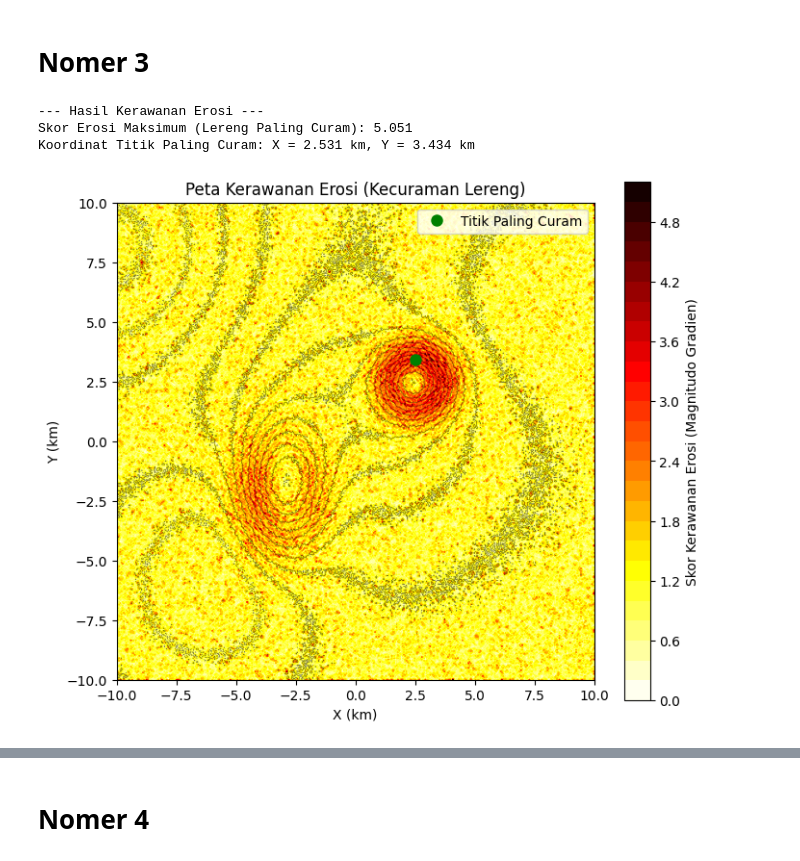
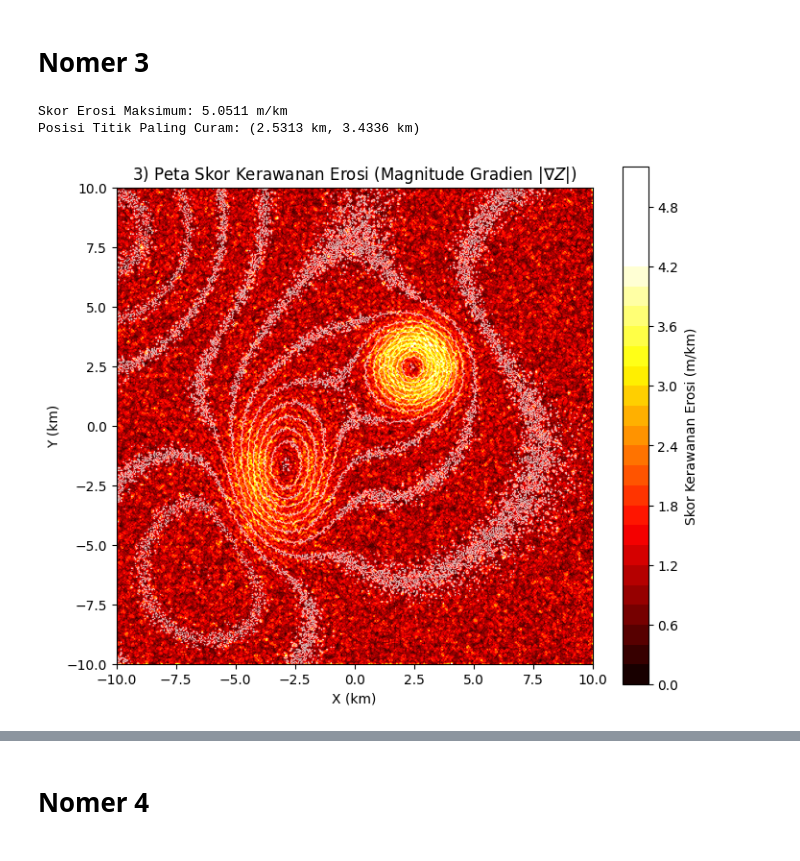
Before and after one commit to Qozuu/analisis-numerik, a Jupyter notebook: TP_ETS.ipynb, the cells around one changed output, grey strips where cells are left out. Drawn from its saved outputs; the diff is of its cells as text; code cells hidden in the pictures.

```diff
--- a/TP_ETS.ipynb
+++ b/TP_ETS.ipynb
@@ -369,57 +217,40 @@ Secara keseluruhan, simulasi ini berhasil memetakan sistem drainase hidrologis a
 # %% [markdown]
 # **Nomer 3**
-# %%
-import numpy as np
-import matplotlib.pyplot as plt
-
-# Asumsi semua variabel (Z, X, Y, x, y, nx, ny) sudah didefinisikan dari prompt awal.
-
-# --- 1. Hitung Jarak Grid ---
-# dx dan dy adalah jarak antar titik pada grid
-dx = x[1] - x[0]  # Jarak di sumbu X
-dy = y[1] - y[0]  # Jarak di sumbu Y
-
-# --- 2. Hitung Turunan Parsial menggunakan np.gradient() ---
-# np.gradient mengembalikan [dZ/dY, dZ/dX] berdasarkan dimensi
-dZy, dZx = np.gradient(Z, dy, dx)
-
-# dZx: Turunan Z terhadap X (perubahan elevasi per jarak X)
-# dZy: Turunan Z terhadap Y (perubahan elevasi per jarak Y)
-
-# --- 3. Hitung Magnitudo Gradien (Skor Kerawanan Erosi) ---
-# Skor Erosi = sqrt((dZ/dX)^2 + (dZ/dY)^2)
-Erosion_Score = np.sqrt(dZx**2 + dZy**2)
-
-# Temukan nilai maksimum gradien (titik paling curam)
-max_erosion_score = np.max(Erosion_Score)
-max_score_indices = np.unravel_index(np.argmax(Erosion_Score), Z.shape)
-max_y_idx, max_x_idx = max_score_indices
-max_X_coord = x[max_x_idx]
-max_Y_coord = y[max_y_idx]
-
-print("--- Hasil Kerawanan Erosi ---")
-print(f"Skor Erosi Maksimum (Lereng Paling Curam): {max_erosion_score:.3f}")
-print(f"Koordinat Titik Paling Curam: X = {max_X_coord:.3f} km, Y = {max_Y_coord:.3f} km")
-# %% [output]
---- Hasil Kerawanan Erosi ---
-Skor Erosi Maksimum (Lereng Paling Curam): 5.051
-Koordinat Titik Paling Curam: X = 2.531 km, Y = 3.434 km
 # %%
-# --- Visualisasi Hasil ---
+# 1. Perhitungan Gradien dan Skor Erosi
+dZ_dy, dZ_dx = np.gradient(Z, dy, dx)
+Erosion_Score = np.sqrt(dZ_dx**2 + dZ_dy**2) # Magnitude Gradien
+
+# 2. Cari Titik Paling Curam
+max_score = np.max(Erosion_Score)
+max_index = np.unravel_index(np.argmax(Erosion_Score), Erosion_Score.shape)
+max_Y_idx, max_X_idx = max_index
+max_X_coord = X[max_Y_idx, max_X_idx]
+max_Y_coord = Y[max_Y_idx, max_X_idx]
+
+print(f"Skor Erosi Maksimum: {max_score:.4f} m/km")
+print(f"Posisi Titik Paling Curam: ({max_X_coord:.4f} km, {max_Y_coord:.4f} km)")
+
+
+# --- Visualisasi Peta Skor Erosi ---
 fig, ax = plt.subplots(figsize=(8, 7))
-levels = 30 # Lebih banyak level untuk detail kecuraman
-cf = ax.contourf(X, Y, Erosion_Score, levels=levels, cmap='hot_r') # cmap 'hot_r': panas = curam
-cs = ax.contour(X, Y, Z, levels=15, linewidths=0.5, colors='k', alpha=0.5) # Kontur elevasi asli
+levels = 30
+vmax_plot = max_score * 0.85 # Cutoff untuk kontras yang lebih baik pada risiko tinggi
 
-# Tandai titik paling curam (kerawanan tertinggi)
-ax.plot(max_X_coord, max_Y_coord, 'go', markersize=8, label='Titik Paling Curam')
+# cf: Peta warna 'hot' (merah/kuning = risiko tinggi)
+cf = ax.contourf(X, Y, Erosion_Score, levels=levels, cmap='hot', vmax=vmax_plot)
+# cs: Overlay kontur elevasi asli (putih agar terlihat)
+cs = ax.contour(X, Y, Z, levels=15, linewidths=0.7, colors='w', alpha=0.7)
 
-ax.set_title("Peta Kerawanan Erosi (Kecuraman Lereng)")
+# Titik Paling Curam tidak ditampilkan (sesuai permintaan visualisasi bersih)
+
+ax.set_title("3) Peta Skor Kerawanan Erosi (Magnitude Gradien $|\\nabla Z|$)")
 ax.set_xlabel("X (km)")
 ax.set_ylabel("Y (km)")
 ax.set_aspect('equal', adjustable='box')
-cbar = plt.colorbar(cf, ax=ax, label="Skor Kerawanan Erosi (Magnitudo Gradien)")
-plt.legend()
+plt.colorbar(cf, ax=ax, label="Skor Kerawanan Erosi (m/km)")
 plt.show()
 # %% [output]
+Skor Erosi Maksimum: 5.0511 m/km
+Posisi Titik Paling Curam: (2.5313 km, 3.4336 km)
-[figure, old version]
+[figure, new version]
```
Also changed, not shown: parts of 26 cells of this notebook.
